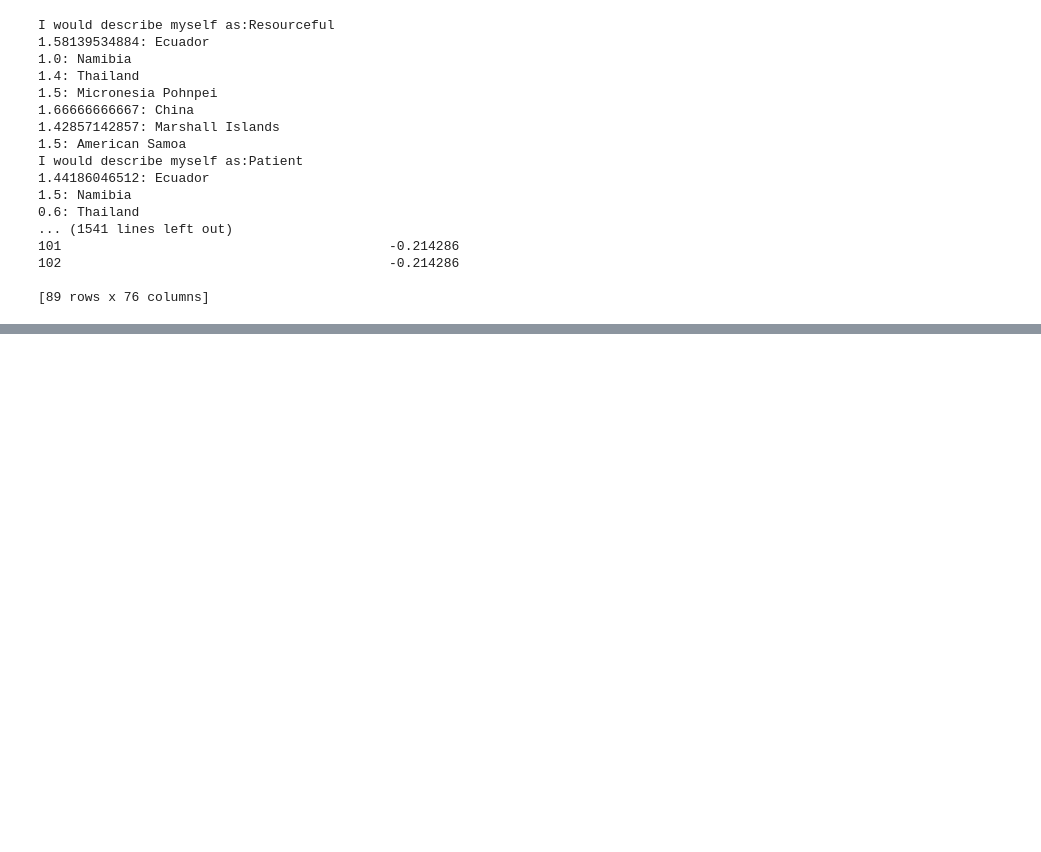
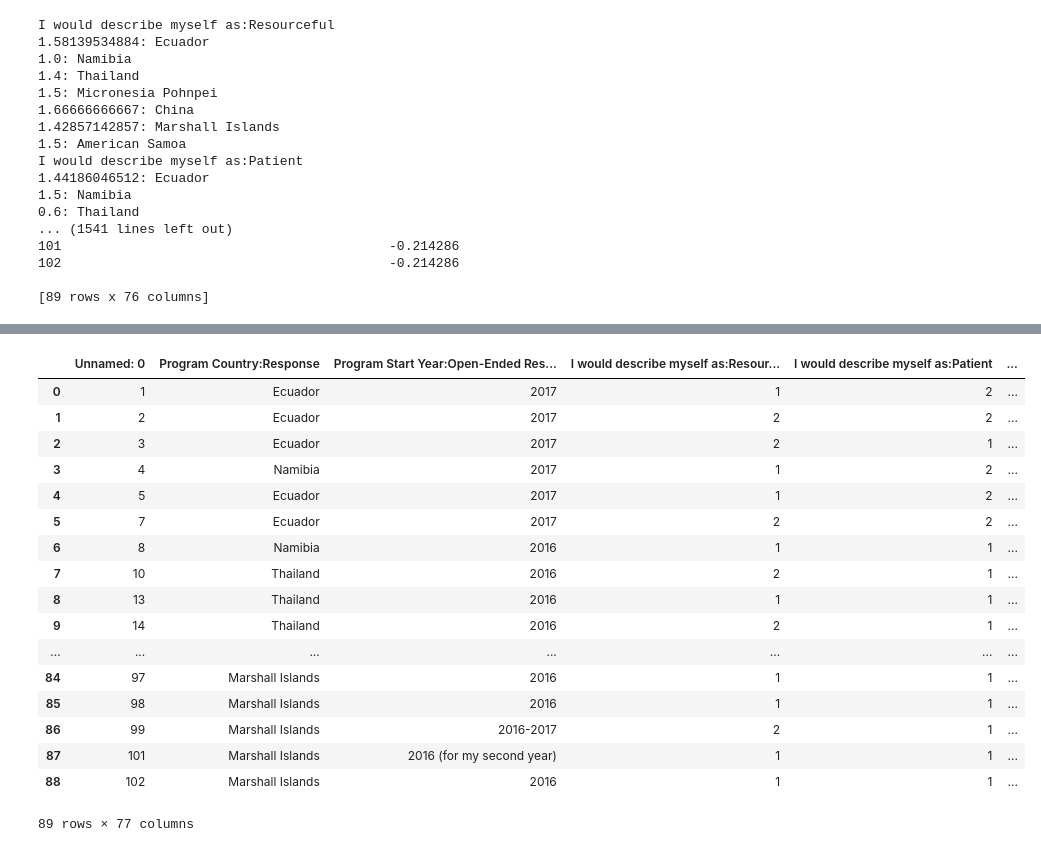
Before and after one commit to INFO-4602-5602/spring-2018-final-projects-bretbryan-wt, a Jupyter notebook: Jupyter Notebook/End Survey Cleanup Notebook.ipynb, the cells around one changed output, grey strips where cells are left out. Cells and saved outputs as stored; diff of their text form; code cells hidden in the pictures; blank space fills up the shorter version.

```diff
--- a/Jupyter Notebook/End Survey Cleanup Notebook.ipynb
+++ b/Jupyter Notebook/End Survey Cleanup Notebook.ipynb
@@ -240,0 +257,22 @@ new_end_service_dataframe.to_csv("avg_end_service_surveys.csv", sep='\t')
+# %%
+a = pd.read_csv("avg_end_service_surveys.csv", sep='\t')
+a
+# %% [output]
+|  | Unnamed: 0 | Program Country:Response | Program Start Year:Open-Ended Res... | I would describe myself as:Resour... | I would describe myself as:Patient | ... |
+| 0 | 1 | Ecuador | 2017 | 1 | 2 | ... |
+| 1 | 2 | Ecuador | 2017 | 2 | 2 | ... |
+| 2 | 3 | Ecuador | 2017 | 2 | 1 | ... |
+| 3 | 4 | Namibia | 2017 | 1 | 2 | ... |
+| 4 | 5 | Ecuador | 2017 | 1 | 2 | ... |
+| 5 | 7 | Ecuador | 2017 | 2 | 2 | ... |
+| 6 | 8 | Namibia | 2016 | 1 | 1 | ... |
+| 7 | 10 | Thailand | 2016 | 2 | 1 | ... |
+| 8 | 13 | Thailand | 2016 | 1 | 1 | ... |
+| 9 | 14 | Thailand | 2016 | 2 | 1 | ... |
+| ... | ... | ... | ... | ... | ... | ... |
+| 84 | 97 | Marshall Islands | 2016 | 1 | 1 | ... |
+| 85 | 98 | Marshall Islands | 2016 | 1 | 1 | ... |
+| 86 | 99 | Marshall Islands | 2016-2017 | 2 | 1 | ... |
+| 87 | 101 | Marshall Islands | 2016 (for my second year) | 1 | 1 | ... |
+| 88 | 102 | Marshall Islands | 2016 | 1 | 1 | ... |
+89 rows × 77 columns
```
Also changed, not shown: parts of 2 cells of this notebook, 19 other files.
